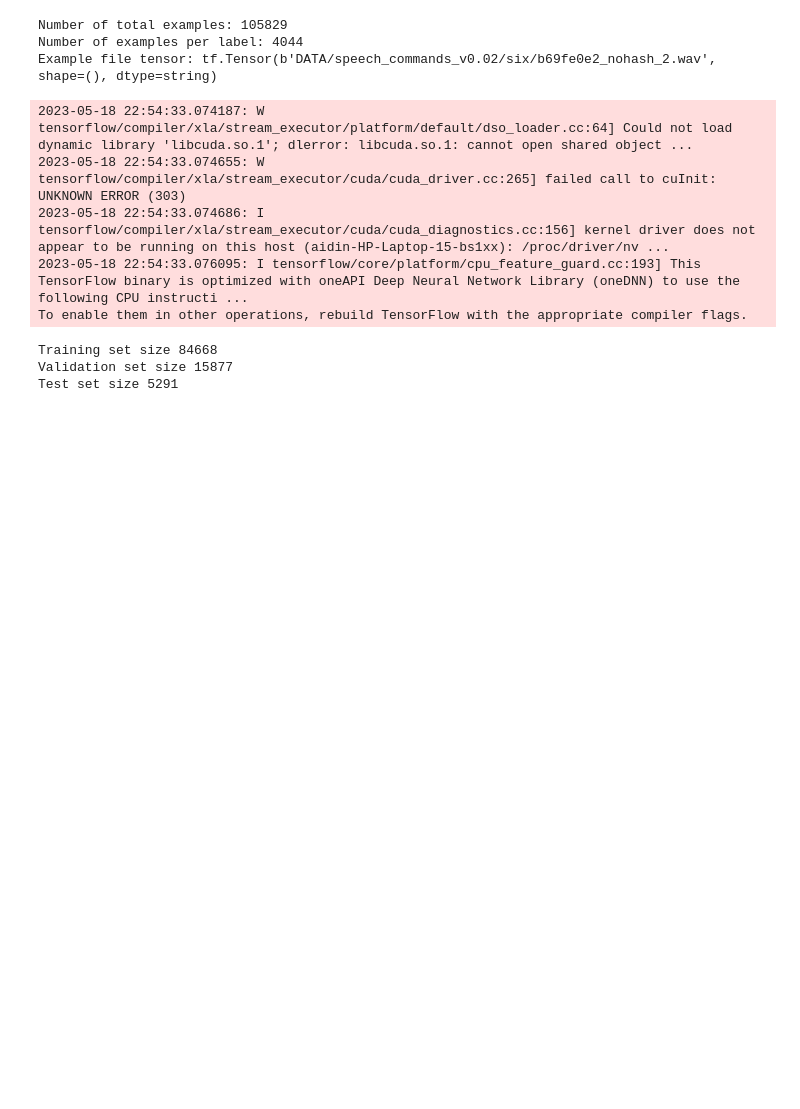
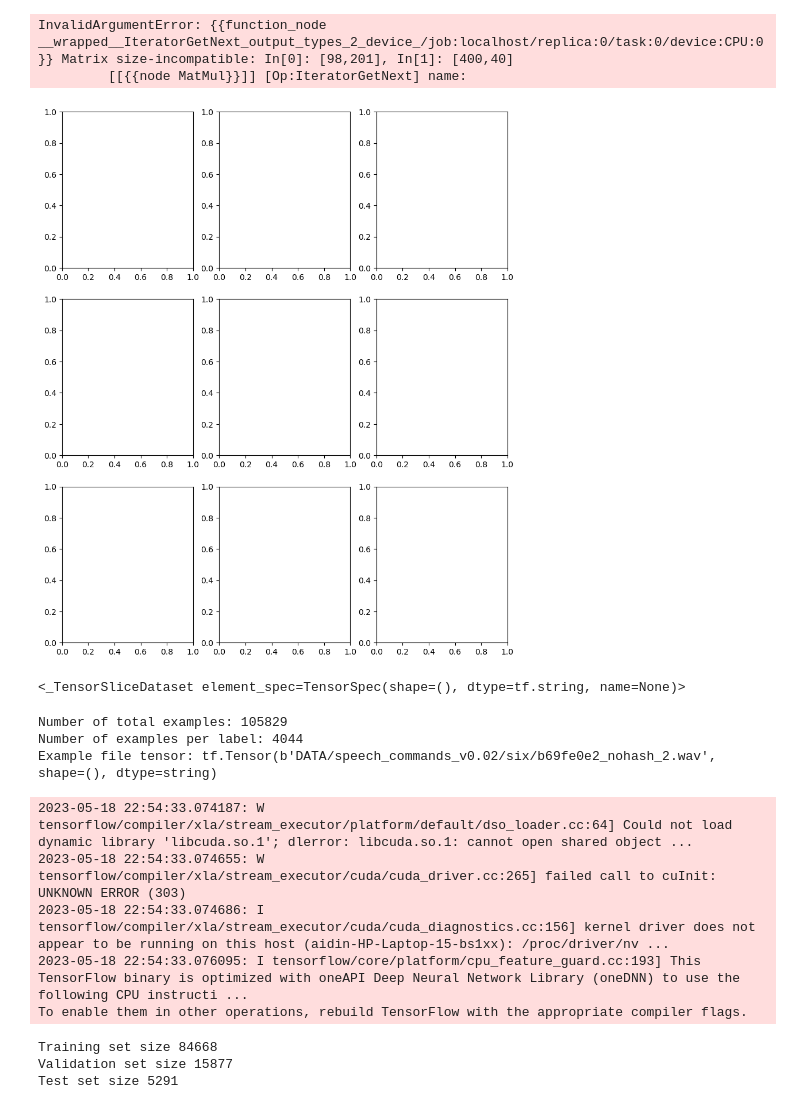
Before and after one commit to aidinattar/AudioKWS, a Jupyter notebook: examples.ipynb, the cells around one changed output. Saved outputs shown, nothing was run; the diff lists cells and outputs as text; code cells hidden in the pictures; blank space fills up the shorter version.

```diff
--- a/examples.ipynb
+++ b/examples.ipynb
@@ -12,0 +82,3 @@ Commands:
+# %%
+visual.plot_spectrogram_example()
+# %% [output]
@@ -12,0 +102,3 @@ Commands:
+InvalidArgumentError: {{function_node __wrapped__IteratorGetNext_output_types_2_device_/job:localhost/replica:0/task:0/device:CPU:0}} Matrix size-incompatible: In[0]: [98,201], In[1]: [400,40]
+         [[{{node MatMul}}]] [Op:IteratorGetNext] name:
+[figure, added]
@@ -13,3 +107,7 @@ Commands:
+# %%
+files_ds
+# %% [output]
+<_TensorSliceDataset element_spec=TensorSpec(shape=(), dtype=tf.string, name=None)>
 # %%
 data.get_data()
 data.print_example()
```
Also changed, not shown: parts of 14 cells of this notebook, 5 other files.
